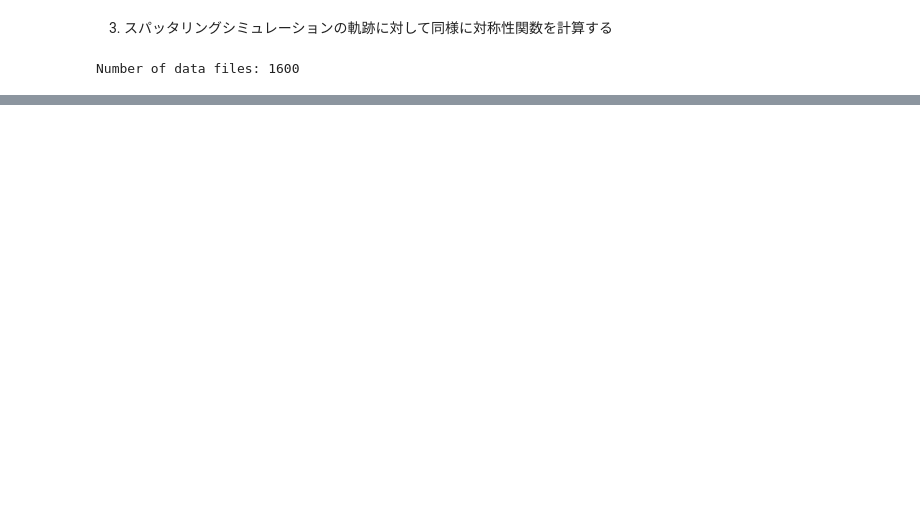
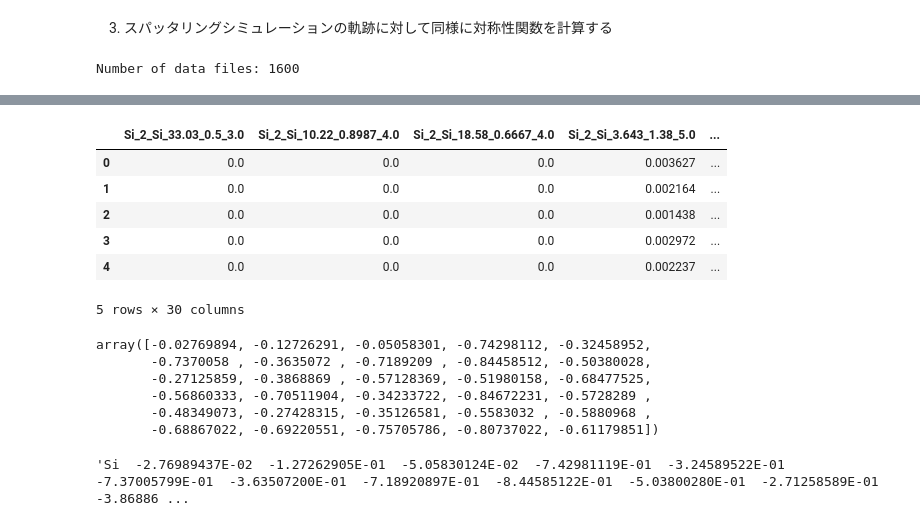
Before and after one commit to y1u0d2a1i/mlp_tools, a Jupyter notebook: notebooks/analyze/pca_symmetry_function.ipynb, the cells around one changed output, grey strips where cells are left out. Saved outputs shown, nothing was run; the diff lists cells and outputs as text; code cells hidden in the pictures; blank space fills up the shorter version.

```diff
--- a/notebooks/analyze/pca_symmetry_function.ipynb
+++ b/notebooks/analyze/pca_symmetry_function.ipynb
@@ -81,0 +147,10 @@ RuntimeError: Atoms object has no calculator.
+# %%
+sf_df_train.head()
+# %% [output]
+|  | Si_2_Si_33.03_0.5_3.0 | Si_2_Si_10.22_0.8987_4.0 | Si_2_Si_18.58_0.6667_4.0 | Si_2_Si_3.643_1.38_5.0 | ... |
+| 0 | 0.0 | 0.0 | 0.0 | 0.003627 | ... |
+| 1 | 0.0 | 0.0 | 0.0 | 0.002164 | ... |
+| 2 | 0.0 | 0.0 | 0.0 | 0.001438 | ... |
+| 3 | 0.0 | 0.0 | 0.0 | 0.002972 | ... |
+| 4 | 0.0 | 0.0 | 0.0 | 0.002237 | ... |
+5 rows × 30 columns
@@ -81,0 +162,13 @@ RuntimeError: Atoms object has no calculator.
+# %%
+sf_matrix[0]
+# %% [output]
+array([-0.02769894, -0.12726291, -0.05058301, -0.74298112, -0.32458952,
+       -0.7370058 , -0.3635072 , -0.7189209 , -0.84458512, -0.50380028,
+       -0.27125859, -0.3868869 , -0.57128369, -0.51980158, -0.68477525,
+       -0.56860333, -0.70511904, -0.34233722, -0.84672231, -0.5728289 ,
+       -0.48349073, -0.27428315, -0.35126581, -0.5583032 , -0.5880968 ,
+       -0.68867022, -0.69220551, -0.75705786, -0.80737022, -0.61179851])
+# %%
+lines[0]
+# %% [output]
+'Si  -2.76989437E-02  -1.27262905E-01  -5.05830124E-02  -7.42981119E-01  -3.24589522E-01  -7.37005799E-01  -3.63507200E-01  -7.18920897E-01  -8.44585122E-01  -5.03800280E-01  -2.71258589E-01  -3.86886 ...
```
Also changed, not shown: parts of 17 cells of this notebook, 2 other files.
